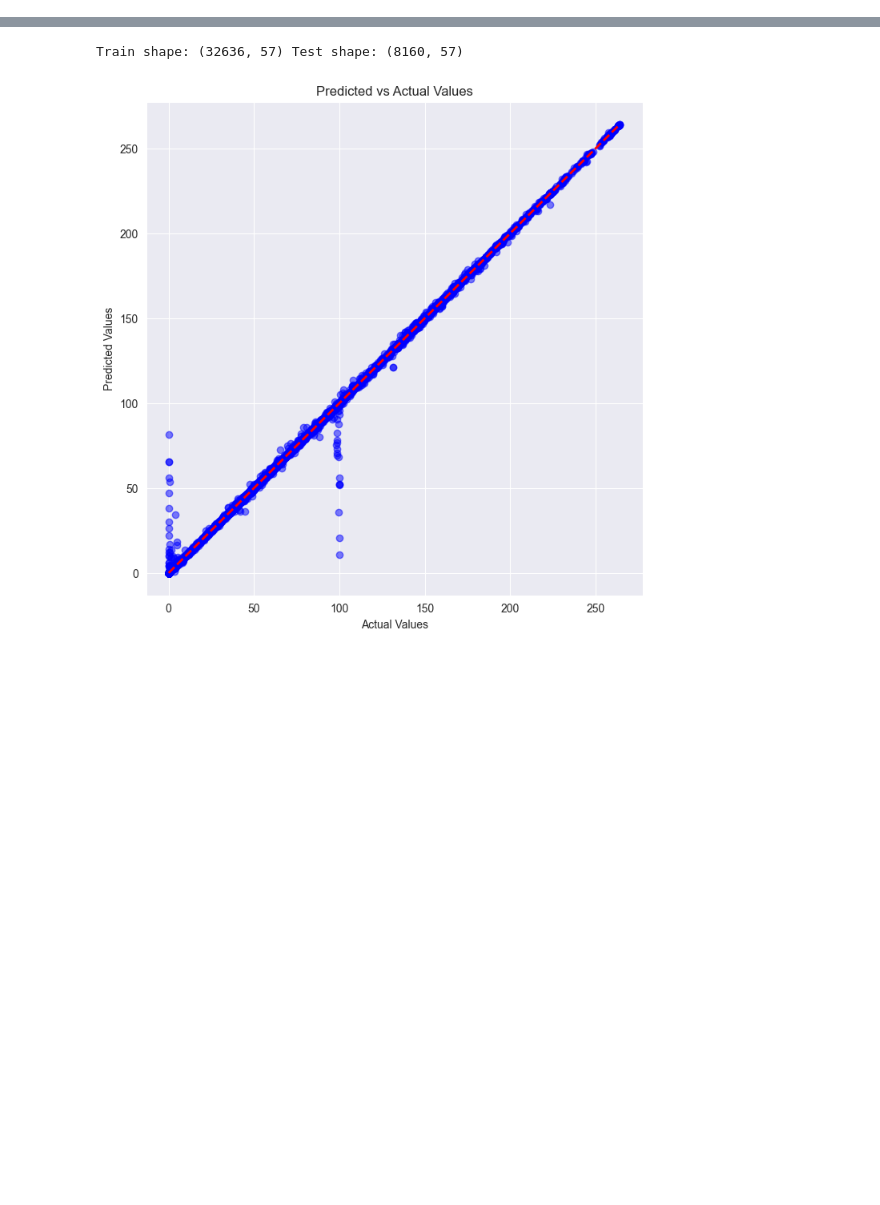
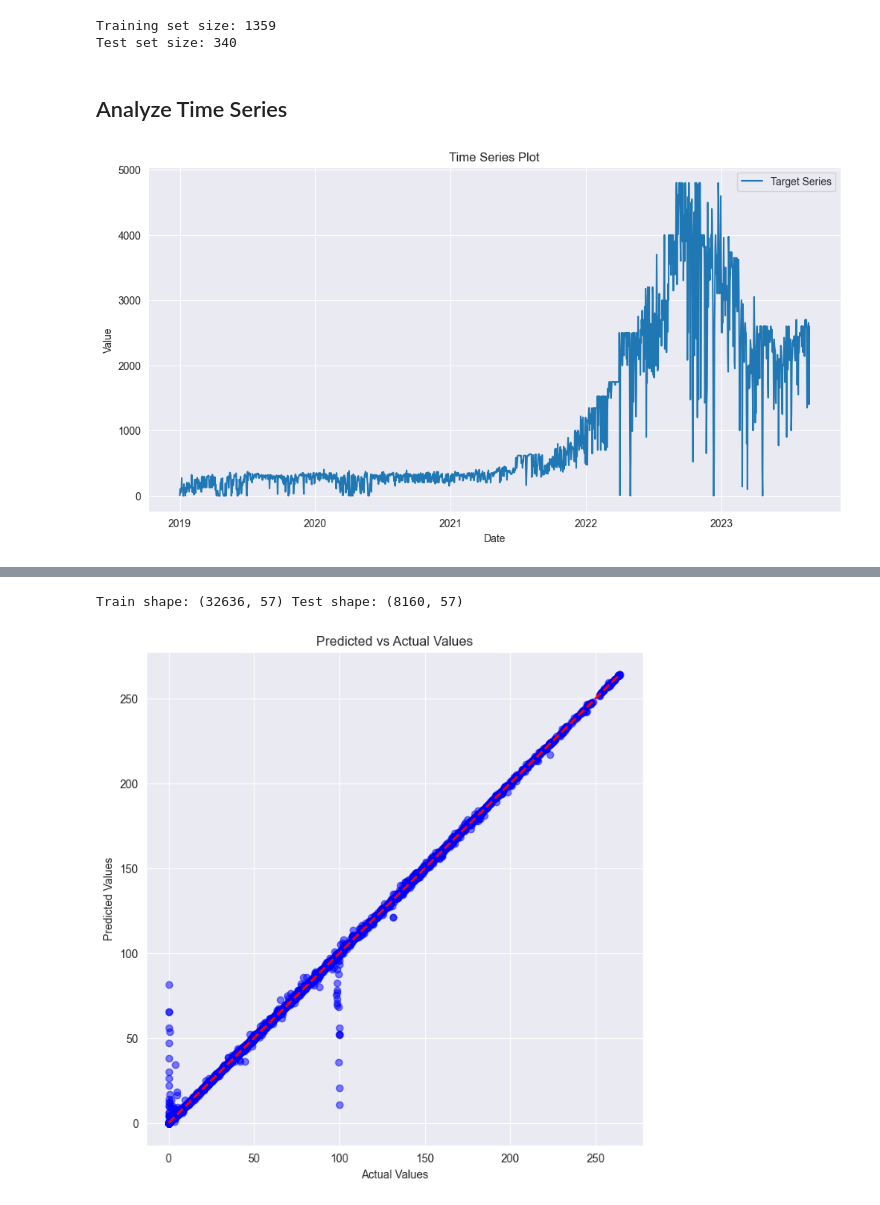
Before and after one commit to zahidesad/learning-from-data-kilowizards, a Jupyter notebook: notebooks/03_model_evaluation.ipynb, the cells around one changed output, grey strips where cells are left out. Cells and saved outputs as stored; diff of their text form; code cells hidden in the pictures; blank space fills up the shorter version.

```diff
--- a/notebooks/03_model_evaluation.ipynb
+++ b/notebooks/03_model_evaluation.ipynb
@@ -11,0 +77,23 @@ from sklearn.preprocessing import LabelEncoder
+# %%
+# Split into training and test sets (80% training, 20% testing)
+train_series, test_series = train_test_split(target_series_diff, test_size=0.2, shuffle=False)
+
+# Verify the split
+print(f"Training set size: {len(train_series)}")
+print(f"Test set size: {len(test_series)}")
+# %% [output]
+Training set size: 1359
+Test set size: 340
+# %% [markdown]
+## Analyze Time Series
+# %%
+# Plot the target series
+plt.figure(figsize=(12, 6))
+plt.plot(target_series, label='Target Series')
+plt.title('Time Series Plot')
+plt.xlabel('Date')
+plt.ylabel('Value')
+plt.legend()
+plt.show()
+# %% [output]
+[figure, added]
```
Also changed, not shown: parts of 23 cells of this notebook, 2 other files.
